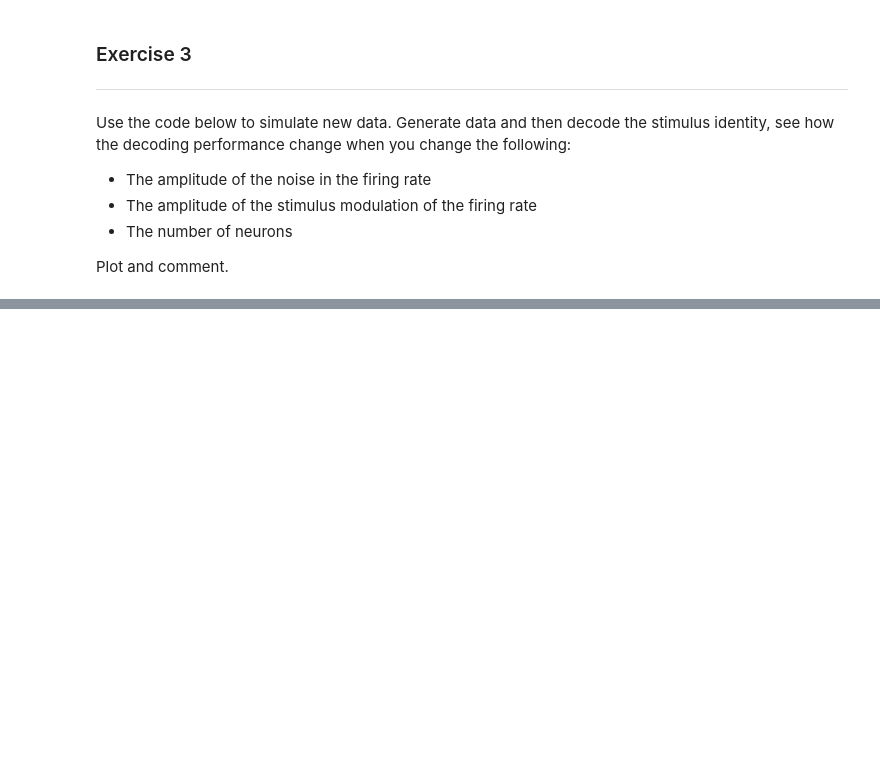
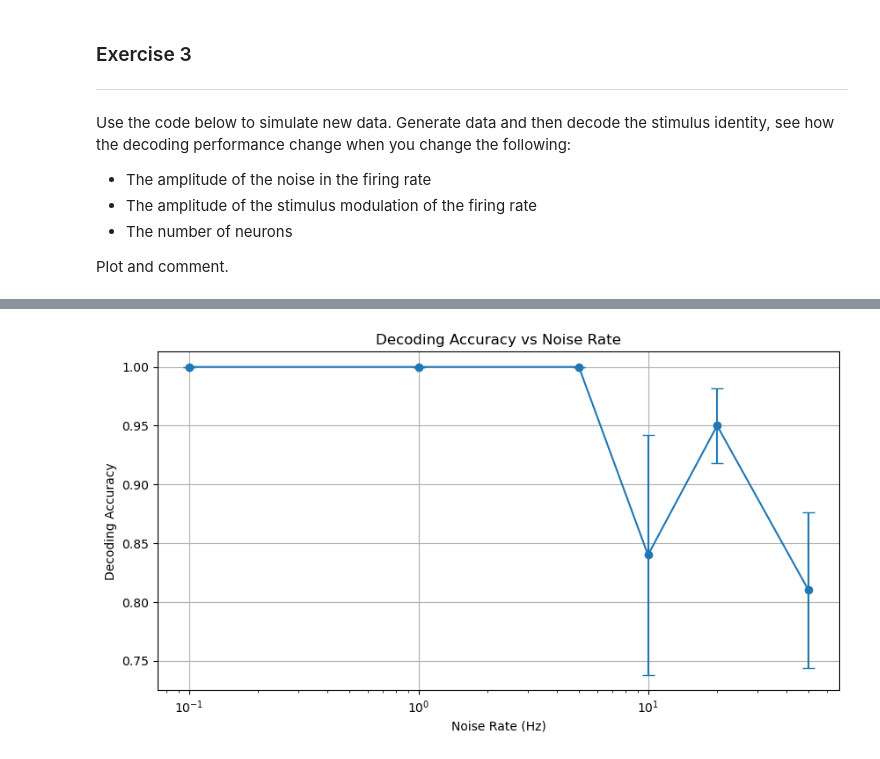
Before and after one commit to pschristodoulou/NRA, a Jupyter notebook: SVMs/Ass6_SVM_all.ipynb, the cells around one changed output, grey strips where cells are left out. Saved outputs shown, nothing was run; the diff lists cells and outputs as text; code cells hidden in the pictures; blank space fills up the shorter version.

```diff
--- a/SVMs/Ass6_SVM_all.ipynb
+++ b/SVMs/Ass6_SVM_all.ipynb
@@ -219,0 +216,17 @@ with open('data/simulated_data1.pickle', 'wb') as handle:
+# %%
+X = np.zeros((n_stim, n_cells))  # spike counts: [trial × cell]
+
+# Loop over trials and cells to count spikes
+for trial, t_onset in enumerate(stim_onsets):
+    t_start = t_onset
+    t_end = t_onset + stim_dur # end time of the trial window
+
+    for cell in range(n_cells):
+        # Get spike times for this cell
+        spikes = spike_times[cell]
+
+        # Count how many spikes fall within this trial window
+        spike_count = np.sum((spikes >= t_start) & (spikes < t_end))
+
+        # Fill X matrix
+        X[trial, cell] = spike_count
@@ -219,0 +369,11 @@ with open('data/simulated_data1.pickle', 'wb') as handle:
+# %%
+plt.figure(figsize=(10, 5))
+plt.errorbar(noise_rates, acc1, yerr=std_devs1, fmt='o-', capsize=5)
+plt.xscale('log')
+plt.xlabel('Noise Rate (Hz)')
+plt.ylabel('Decoding Accuracy')
+plt.title('Decoding Accuracy vs Noise Rate')
+plt.grid()
+plt.show()
+# %% [output]
+[figure, added]
```
Also changed, not shown: parts of 17 cells of this notebook.
